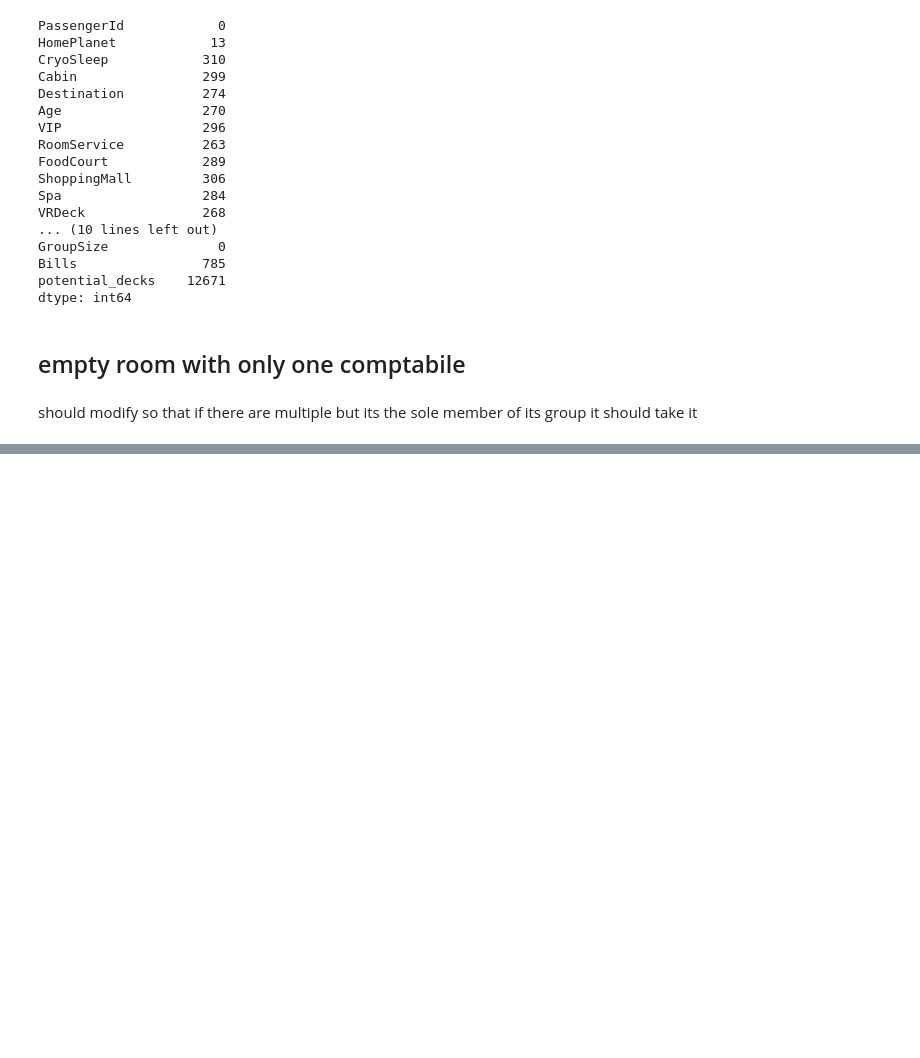
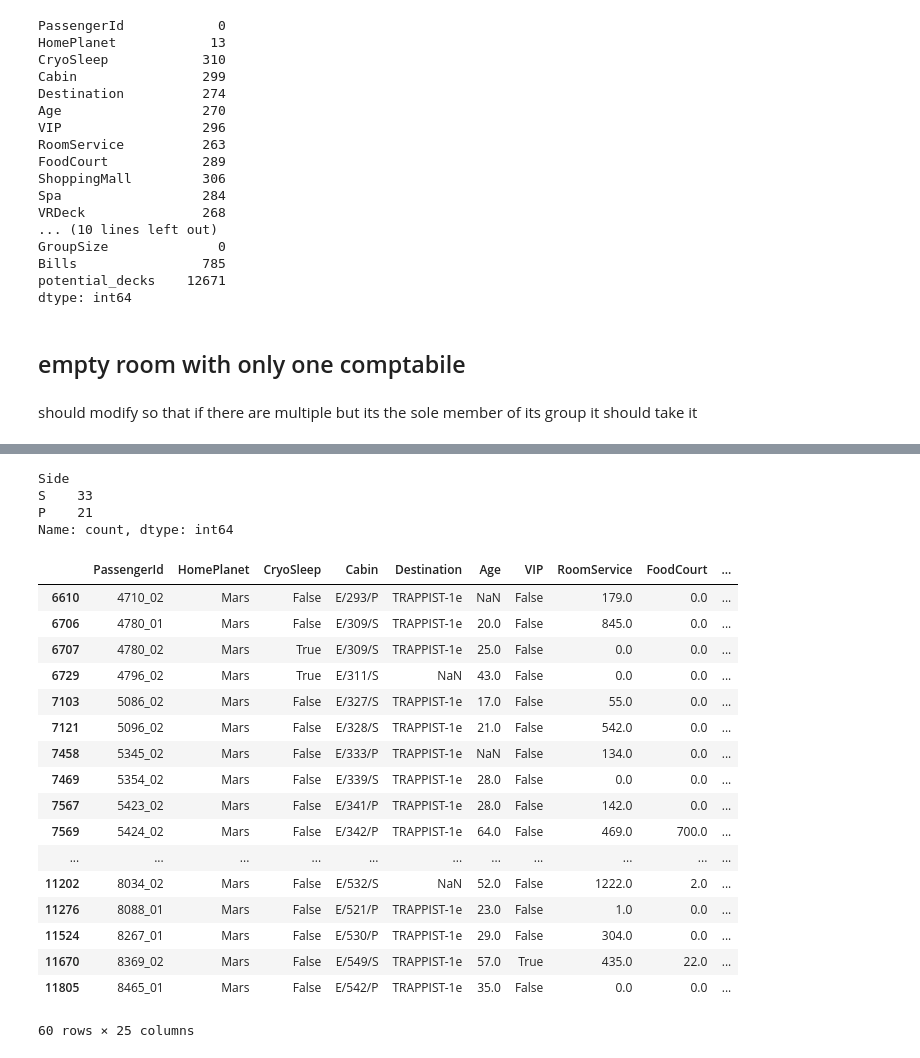
Before and after one commit to jacobsultan/cabin-for-spacetitanic-kaggle, a Jupyter notebook: firstruns.ipynb, the cells around one changed output, grey strips where cells are left out. Saved outputs shown, nothing was run; the diff lists cells and outputs as text; code cells hidden in the pictures; blank space fills up the shorter version.

```diff
--- a/firstruns.ipynb
+++ b/firstruns.ipynb
@@ -852,0 +478,33 @@ dtype: int64
+# %%
+df2['CabinSize'] = df2.groupby('Cabin')['Cabin'].transform('size')
+# %%
+deck_e = df2[df2.Deck == 'E']
+
+# Identify cabins that have multiple occurrences
+deck_e.groupby('Cabin').filter(lambda x: len(x) == 3).Side.value_counts()
+# %% [output]
+Side
+S    33
+P    21
+Name: count, dtype: int64
+# %%
+df2[(df2.GroupSize == 2) & (df2.HomePlanet == 'Mars') & (df.Deck == 'E')].iloc[60:120]
+# %% [output]
+|  | PassengerId | HomePlanet | CryoSleep | Cabin | Destination | Age | VIP | RoomService | FoodCourt | ... |
+| 6610 | 4710_02 | Mars | False | E/293/P | TRAPPIST-1e | NaN | False | 179.0 | 0.0 | ... |
+| 6706 | 4780_01 | Mars | False | E/309/S | TRAPPIST-1e | 20.0 | False | 845.0 | 0.0 | ... |
+| 6707 | 4780_02 | Mars | True | E/309/S | TRAPPIST-1e | 25.0 | False | 0.0 | 0.0 | ... |
+| 6729 | 4796_02 | Mars | True | E/311/S | NaN | 43.0 | False | 0.0 | 0.0 | ... |
+| 7103 | 5086_02 | Mars | False | E/327/S | TRAPPIST-1e | 17.0 | False | 55.0 | 0.0 | ... |
+| 7121 | 5096_02 | Mars | False | E/328/S | TRAPPIST-1e | 21.0 | False | 542.0 | 0.0 | ... |
+| 7458 | 5345_02 | Mars | False | E/333/P | TRAPPIST-1e | NaN | False | 134.0 | 0.0 | ... |
+| 7469 | 5354_02 | Mars | False | E/339/S | TRAPPIST-1e | 28.0 | False | 0.0 | 0.0 | ... |
+| 7567 | 5423_02 | Mars | False | E/341/P | TRAPPIST-1e | 28.0 | False | 142.0 | 0.0 | ... |
+| 7569 | 5424_02 | Mars | False | E/342/P | TRAPPIST-1e | 64.0 | False | 469.0 | 700.0 | ... |
+| ... | ... | ... | ... | ... | ... | ... | ... | ... | ... | ... |
+| 11202 | 8034_02 | Mars | False | E/532/S | NaN | 52.0 | False | 1222.0 | 2.0 | ... |
+| 11276 | 8088_01 | Mars | False | E/521/P | TRAPPIST-1e | 23.0 | False | 1.0 | 0.0 | ... |
+| 11524 | 8267_01 | Mars | False | E/530/P | TRAPPIST-1e | 29.0 | False | 304.0 | 0.0 | ... |
+| 11670 | 8369_02 | Mars | False | E/549/S | TRAPPIST-1e | 57.0 | True | 435.0 | 22.0 | ... |
+| 11805 | 8465_01 | Mars | False | E/542/P | TRAPPIST-1e | 35.0 | False | 0.0 | 0.0 | ... |
+60 rows × 25 columns
```
Also changed, not shown: parts of 86 cells of this notebook, 6 other files.
